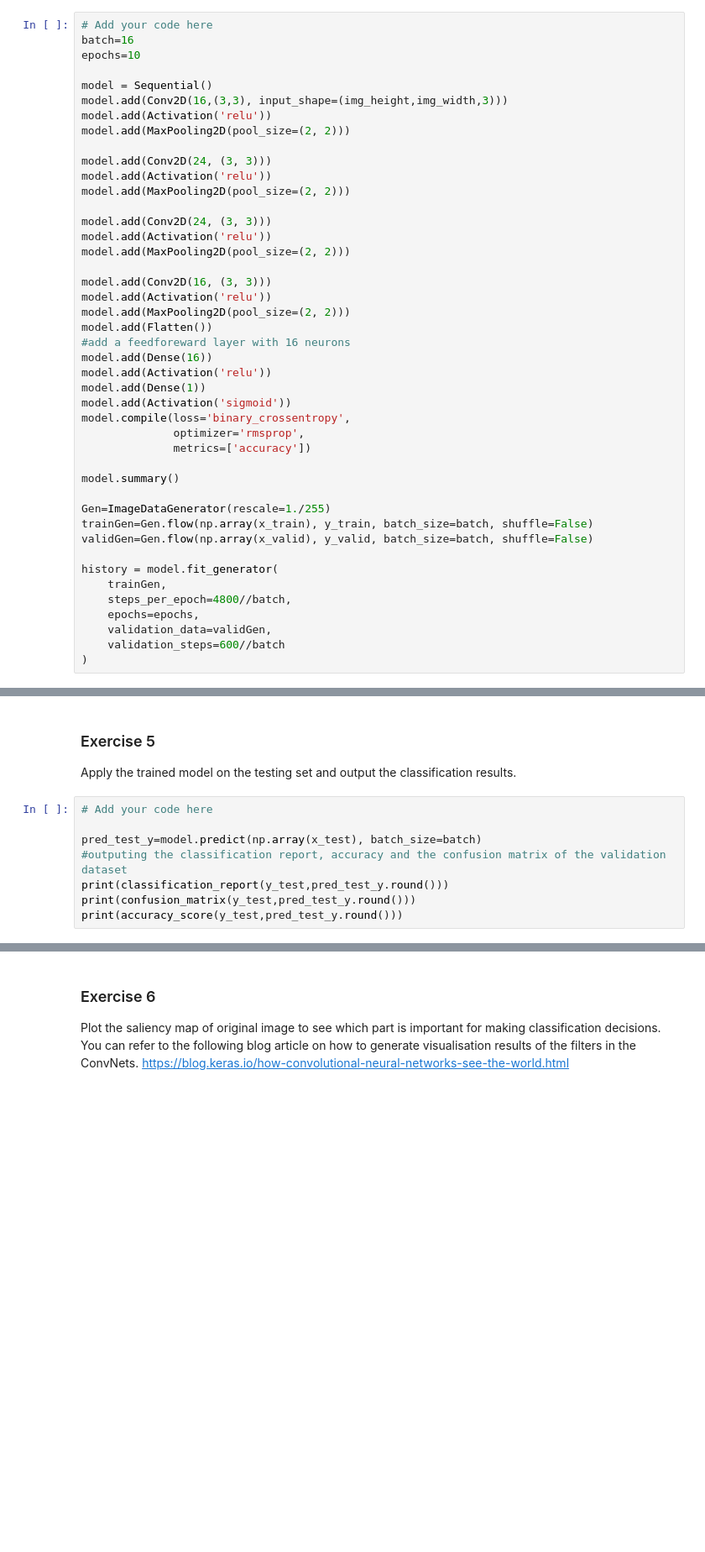
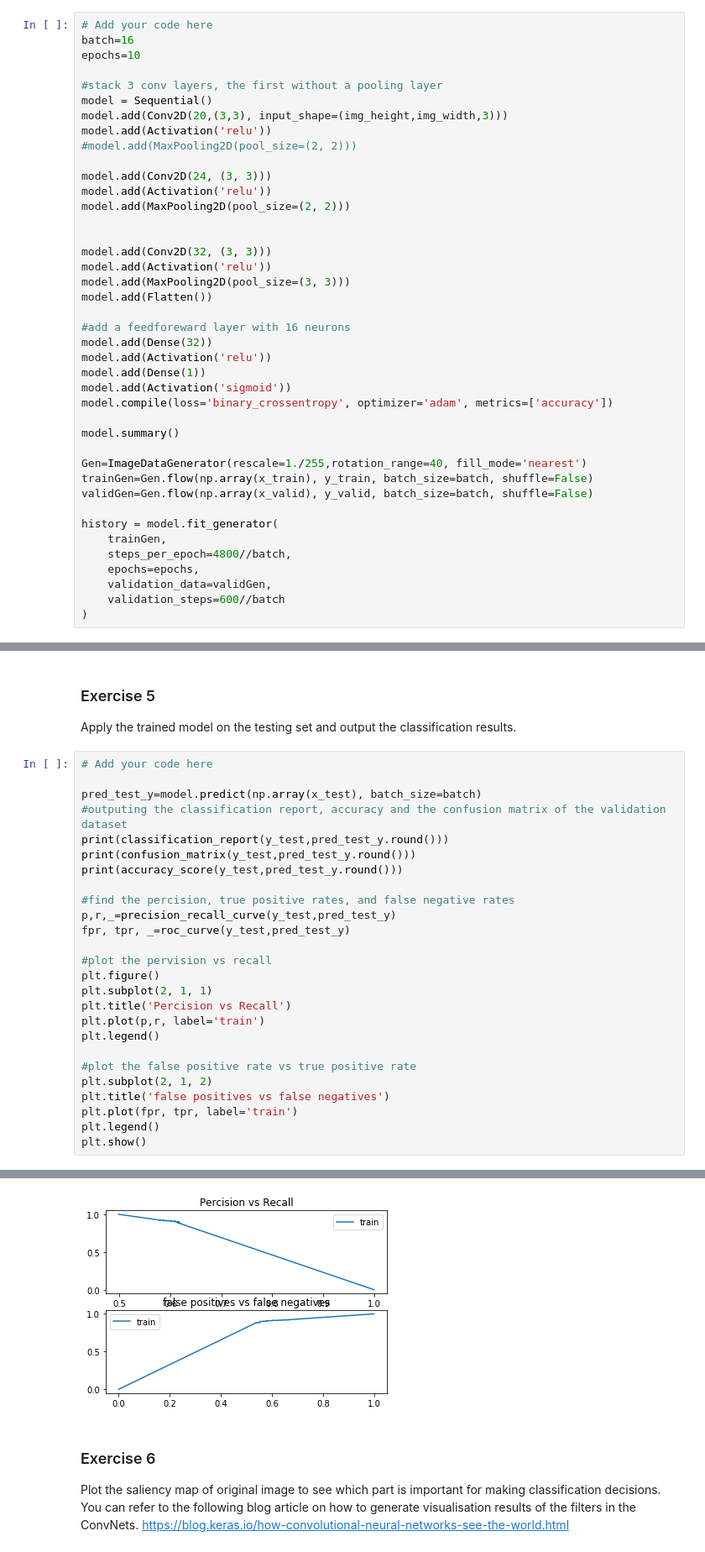
Before and after one commit to samer2point0/uni, a Jupyter notebook: DM/cnn_for_image_classification.ipynb, the cells around one changed output, grey strips where cells are left out. Shown: that part at 84% size. Drawn from its saved outputs; the diff is of its cells as text; blank space fills up the shorter version.

```diff
--- a/DM/cnn_for_image_classification.ipynb
+++ b/DM/cnn_for_image_classification.ipynb
@@ -148,35 +172,32 @@ Explore different network architectures (e.g., stacking 4 Conv2D+MaxPooling2D la
 batch=16
 epochs=10
 
+#stack 3 conv layers, the first without a pooling layer
 model = Sequential()
-model.add(Conv2D(16,(3,3), input_shape=(img_height,img_width,3)))
+model.add(Conv2D(20,(3,3), input_shape=(img_height,img_width,3)))
 model.add(Activation('relu'))
-model.add(MaxPooling2D(pool_size=(2, 2)))
+#model.add(MaxPooling2D(pool_size=(2, 2)))
 
 model.add(Conv2D(24, (3, 3)))
 model.add(Activation('relu'))
 model.add(MaxPooling2D(pool_size=(2, 2)))
 
-model.add(Conv2D(24, (3, 3)))
+
+model.add(Conv2D(32, (3, 3)))
 model.add(Activation('relu'))
-model.add(MaxPooling2D(pool_size=(2, 2)))
+model.add(MaxPooling2D(pool_size=(3, 3)))
+model.add(Flatten())
 
-model.add(Conv2D(16, (3, 3)))
-model.add(Activation('relu'))
-model.add(MaxPooling2D(pool_size=(2, 2)))
-model.add(Flatten())
 #add a feedforeward layer with 16 neurons
-model.add(Dense(16))
+model.add(Dense(32))
 model.add(Activation('relu'))
 model.add(Dense(1))
 model.add(Activation('sigmoid'))
-model.compile(loss='binary_crossentropy',
-              optimizer='rmsprop',
-              metrics=['accuracy'])
+model.compile(loss='binary_crossentropy', optimizer='adam', metrics=['accuracy'])
 
 model.summary()
 
-Gen=ImageDataGenerator(rescale=1./255)
+Gen=ImageDataGenerator(rescale=1./255,rotation_range=40, fill_mode='nearest')
 trainGen=Gen.flow(np.array(x_train), y_train, batch_size=batch, shuffle=False)
 validGen=Gen.flow(np.array(x_valid), y_valid, batch_size=batch, shuffle=False)
 
@@ -217,6 +238,24 @@ pred_test_y=model.predict(np.array(x_test), batch_size=batch)
 print(classification_report(y_test,pred_test_y.round()))
 print(confusion_matrix(y_test,pred_test_y.round()))
 print(accuracy_score(y_test,pred_test_y.round()))
+
+#find the percision, true positive rates, and false negative rates
+p,r,_=precision_recall_curve(y_test,pred_test_y)
+fpr, tpr, _=roc_curve(y_test,pred_test_y)
+
+#plot the pervision vs recall
+plt.figure()
+plt.subplot(2, 1, 1)
+plt.title('Percision vs Recall')
+plt.plot(p,r, label='train')
+plt.legend()
+
+#plot the false positive rate vs true positive rate
+plt.subplot(2, 1, 2)
+plt.title('false positives vs false negatives')
+plt.plot(fpr, tpr, label='train')
+plt.legend()
+plt.show()
 # %% [output]
               precision    recall  f1-score   support
 
@@ -233,3 +272,4 @@ weighted avg       0.74      0.72      0.72       600
+[figure, added]
 # %% [markdown]
 ### Exercise 6
 
```
Also changed, not shown: parts of 7 cells of this notebook, 1 other file.
